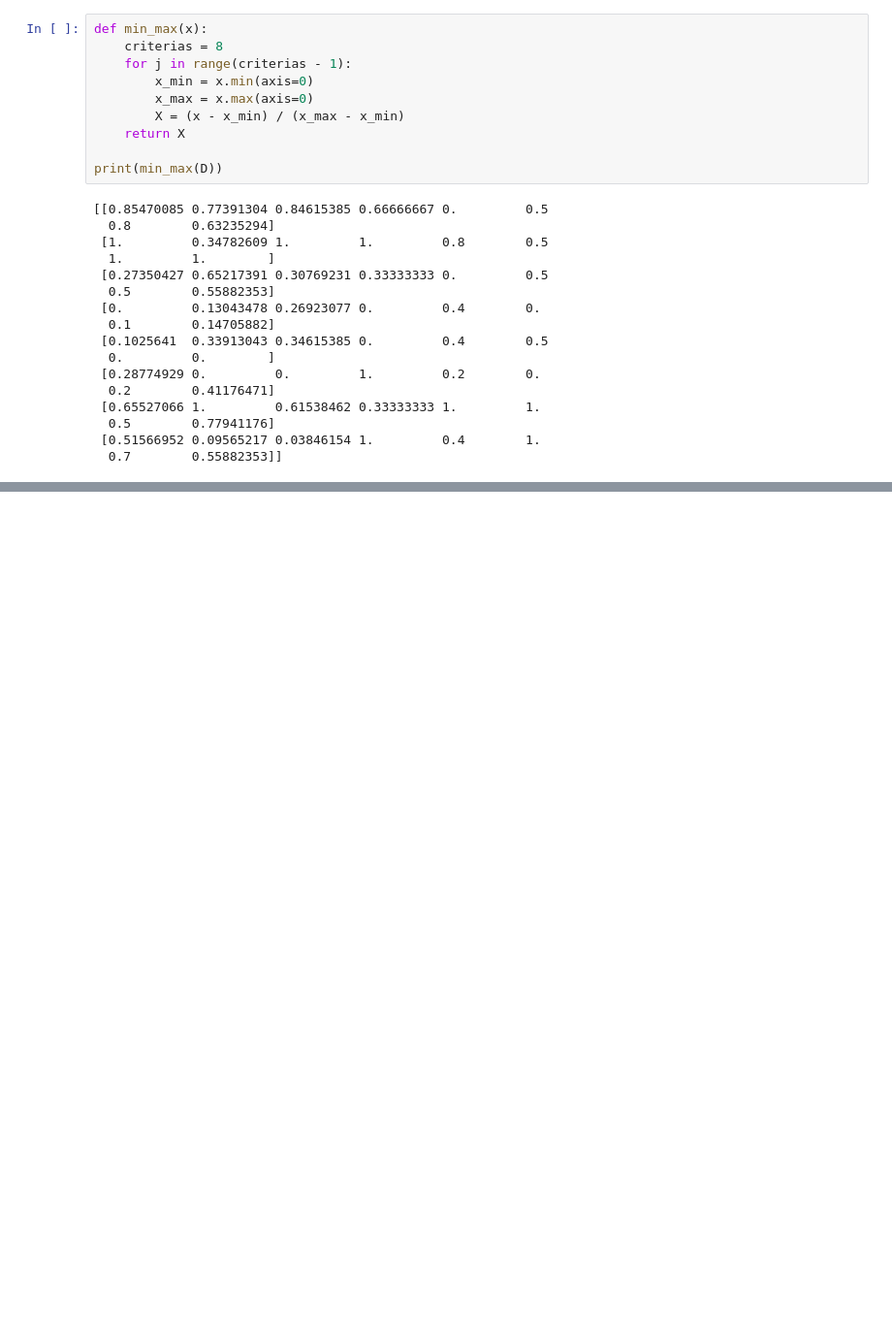
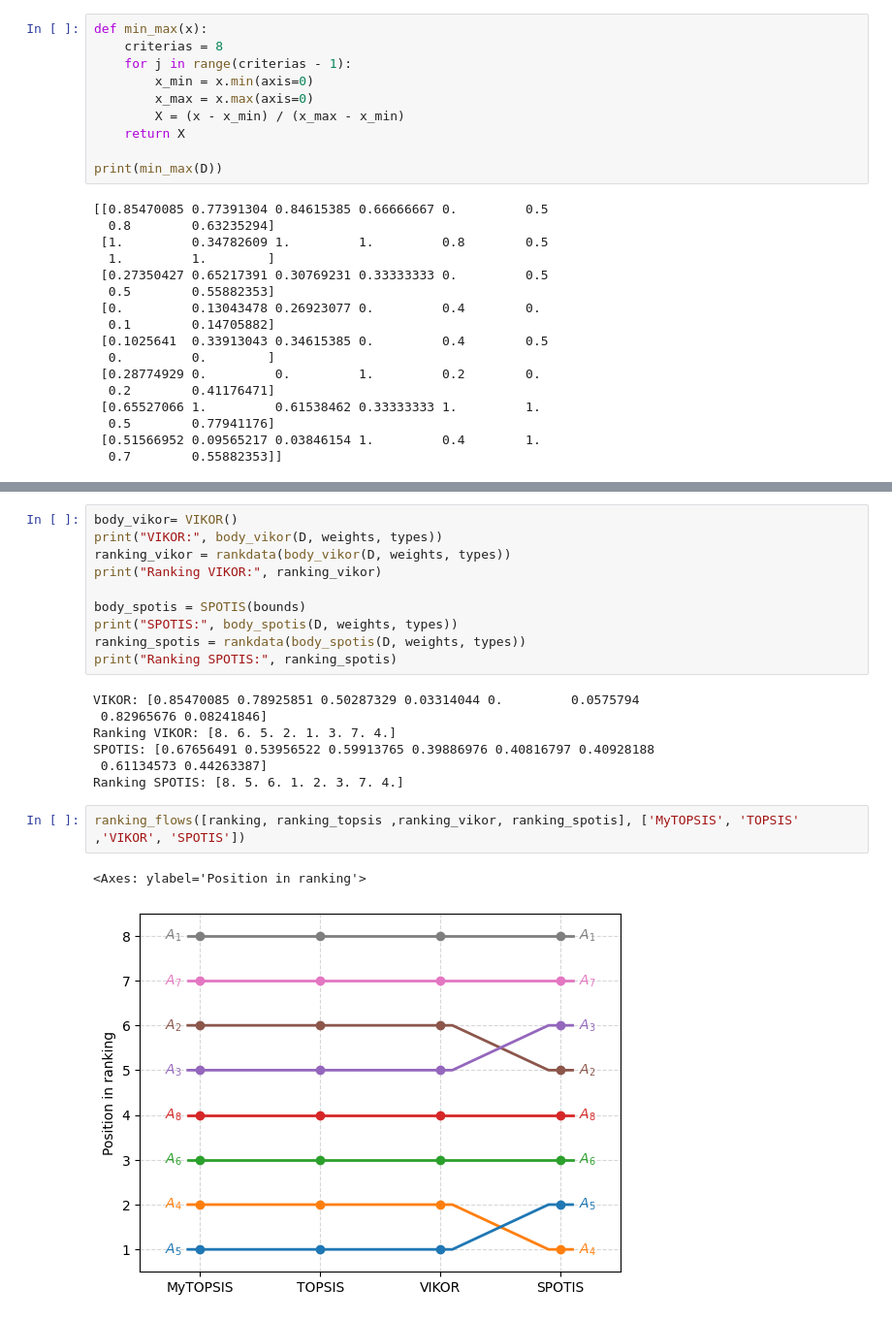
Before and after one commit to filipossowski/python.intro, a Jupyter notebook: ISWD/ISWD/Lab_1.ipynb, the cells around one changed output, grey strips where cells are left out. Shown at 97% size. Saved outputs shown, nothing was run; the diff lists cells and outputs as text; blank space fills up the shorter version.

```diff
--- a/ISWD/ISWD/Lab_1.ipynb
+++ b/ISWD/ISWD/Lab_1.ipynb
@@ -55,0 +119,22 @@ print(min_max(D))
+# %%
+body_vikor= VIKOR()
+print("VIKOR:", body_vikor(D, weights, types))
+ranking_vikor = rankdata(body_vikor(D, weights, types))
+print("Ranking VIKOR:", ranking_vikor)
+
+body_spotis = SPOTIS(bounds)
+print("SPOTIS:", body_spotis(D, weights, types))
+ranking_spotis = rankdata(body_spotis(D, weights, types))
+print("Ranking SPOTIS:", ranking_spotis)
+# %% [output]
+VIKOR: [0.85470085 0.78925851 0.50287329 0.03314044 0.         0.0575794
+ 0.82965676 0.08241846]
+Ranking VIKOR: [8. 6. 5. 2. 1. 3. 7. 4.]
+SPOTIS: [0.67656491 0.53956522 0.59913765 0.39886976 0.40816797 0.40928188
+ 0.61134573 0.44263387]
+Ranking SPOTIS: [8. 5. 6. 1. 2. 3. 7. 4.]
+# %%
+ranking_flows([ranking, ranking_topsis ,ranking_vikor, ranking_spotis], ['MyTOPSIS', 'TOPSIS' ,'VIKOR', 'SPOTIS'])
+# %% [output]
+<Axes: ylabel='Position in ranking'>
+[figure, added]
```
Also changed, not shown: parts of 8 cells of this notebook, 1 other file.
